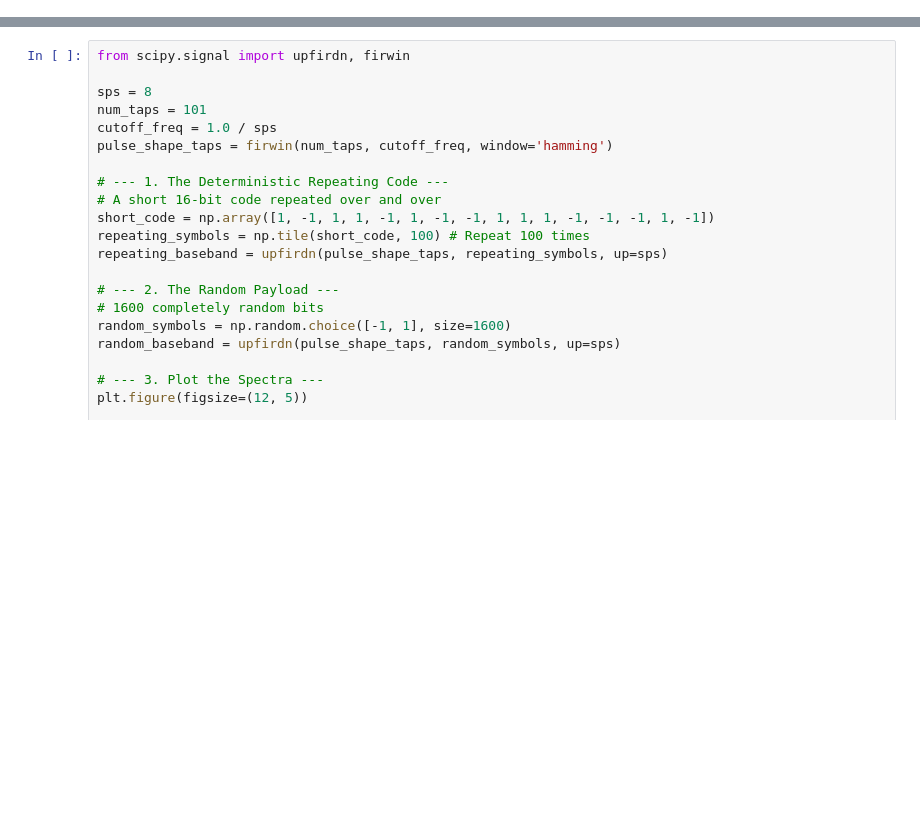
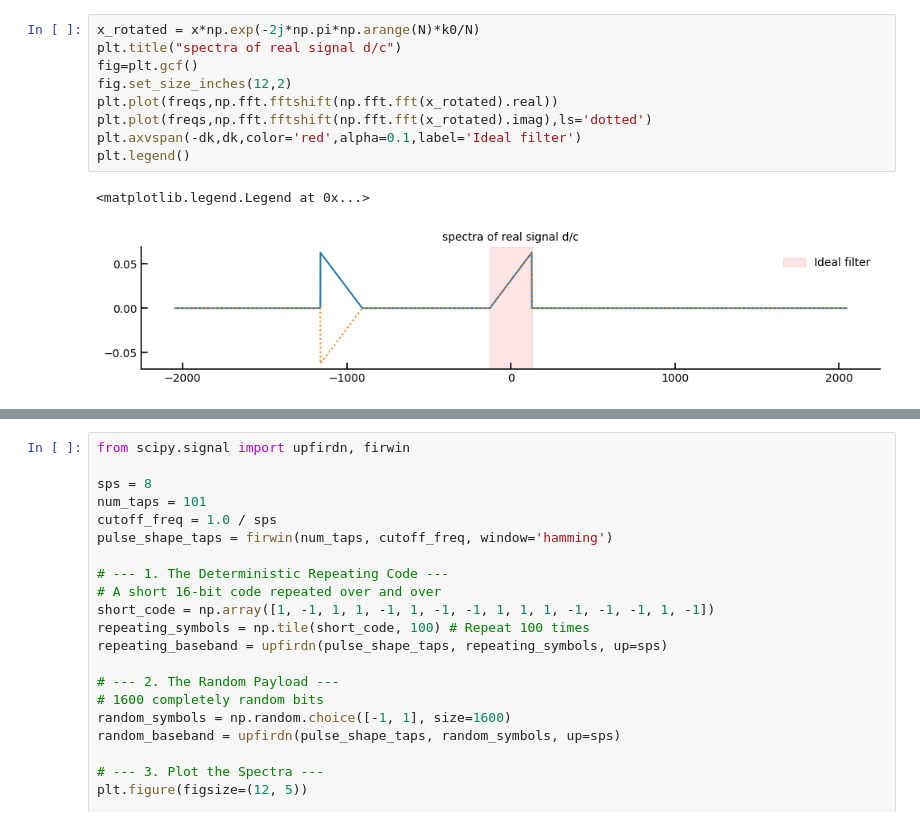
Before and after one commit to mohanagr/CRASIES2026, a Jupyter notebook: nb3_FIR_filtering.ipynb, the cells around one changed output, grey strips where cells are left out. Cells and saved outputs as stored; diff of their text form; blank space fills up the shorter version.

Commit message:
remove ipynb checkpoints. add some FIR filtering

```diff
--- a/nb3_FIR_filtering.ipynb
+++ b/nb3_FIR_filtering.ipynb
@@ -0,0 +79,12 @@
+# %%
+x_rotated = x*np.exp(-2j*np.pi*np.arange(N)*k0/N)
+plt.title("spectra of real signal d/c")
+fig=plt.gcf()
+fig.set_size_inches(12,2)
+plt.plot(freqs,np.fft.fftshift(np.fft.fft(x_rotated).real))
+plt.plot(freqs,np.fft.fftshift(np.fft.fft(x_rotated).imag),ls='dotted')
+plt.axvspan(-dk,dk,color='red',alpha=0.1,label='Ideal filter')
+plt.legend()
+# %% [output]
+<matplotlib.legend.Legend at 0x...>
+[figure, added]
```
Also changed, not shown: parts of 11 cells of this notebook.
